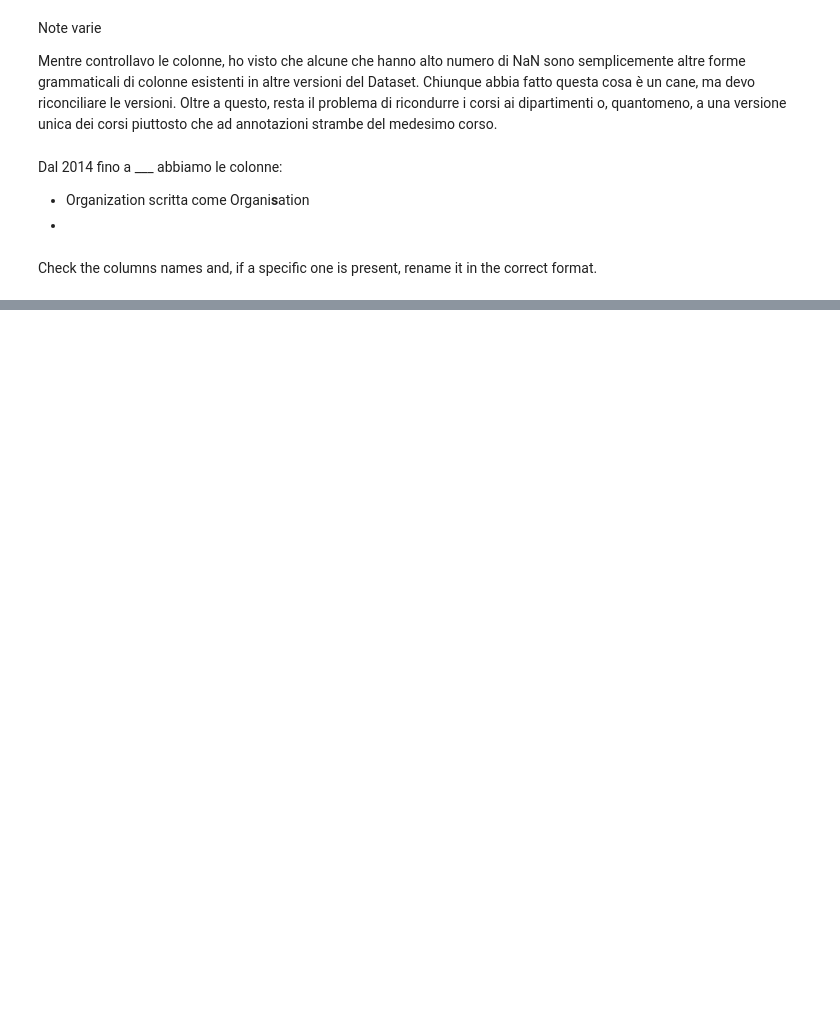
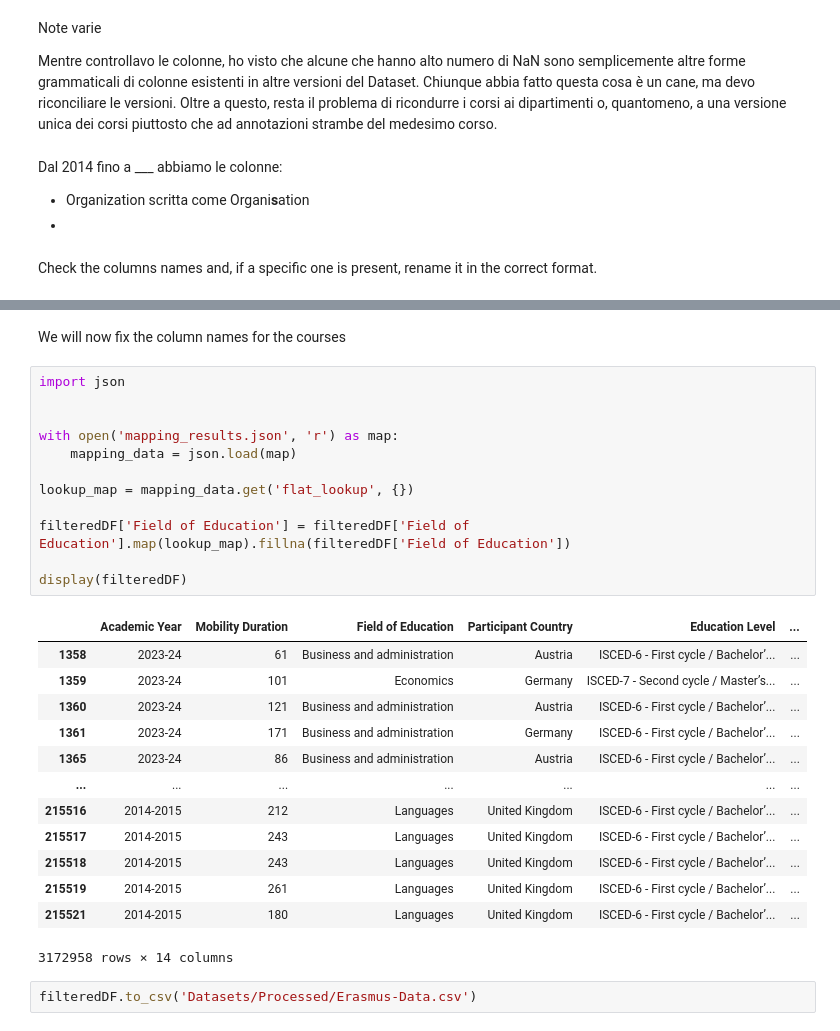
Before and after one commit to Ric-TechKnowlogy/ErasmusMobilityData, a Jupyter notebook: dataProcessing.ipynb, the cells around one changed output, grey strips where cells are left out. Cells and saved outputs as stored; diff of their text form; blank space fills up the shorter version.

```diff
--- a/dataProcessing.ipynb
+++ b/dataProcessing.ipynb
@@ -167,0 +189,30 @@ Check the columns names and, if a specific one is present, rename it in the corr
+# %% [markdown]
+We will now fix the column names for the courses
+# %%
+import json
+
+
+with open('mapping_results.json', 'r') as map:
+    mapping_data = json.load(map)
+
+lookup_map = mapping_data.get('flat_lookup', {})
+
+filteredDF['Field of Education'] = filteredDF['Field of Education'].map(lookup_map).fillna(filteredDF['Field of Education'])
+
+display(filteredDF)
+# %% [output]
+|  | Academic Year | Mobility Duration | Field of Education | Participant Country | Education Level | ... |
+| 1358 | 2023-24 | 61 | Business and administration | Austria | ISCED-6 - First cycle / Bachelor’... | ... |
+| 1359 | 2023-24 | 101 | Economics | Germany | ISCED-7 - Second cycle / Master’s... | ... |
+| 1360 | 2023-24 | 121 | Business and administration | Austria | ISCED-6 - First cycle / Bachelor’... | ... |
+| 1361 | 2023-24 | 171 | Business and administration | Germany | ISCED-6 - First cycle / Bachelor’... | ... |
+| 1365 | 2023-24 | 86 | Business and administration | Austria | ISCED-6 - First cycle / Bachelor’... | ... |
+| ... | ... | ... | ... | ... | ... | ... |
+| 215516 | 2014-2015 | 212 | Languages | United Kingdom | ISCED-6 - First cycle / Bachelor’... | ... |
+| 215517 | 2014-2015 | 243 | Languages | United Kingdom | ISCED-6 - First cycle / Bachelor’... | ... |
+| 215518 | 2014-2015 | 243 | Languages | United Kingdom | ISCED-6 - First cycle / Bachelor’... | ... |
+| 215519 | 2014-2015 | 261 | Languages | United Kingdom | ISCED-6 - First cycle / Bachelor’... | ... |
+| 215521 | 2014-2015 | 180 | Languages | United Kingdom | ISCED-6 - First cycle / Bachelor’... | ... |
+3172958 rows × 14 columns
+# %%
+filteredDF.to_csv('Datasets/Processed/Erasmus-Data.csv')
```
Also changed, not shown: parts of 4 cells of this notebook, 1 other file.
